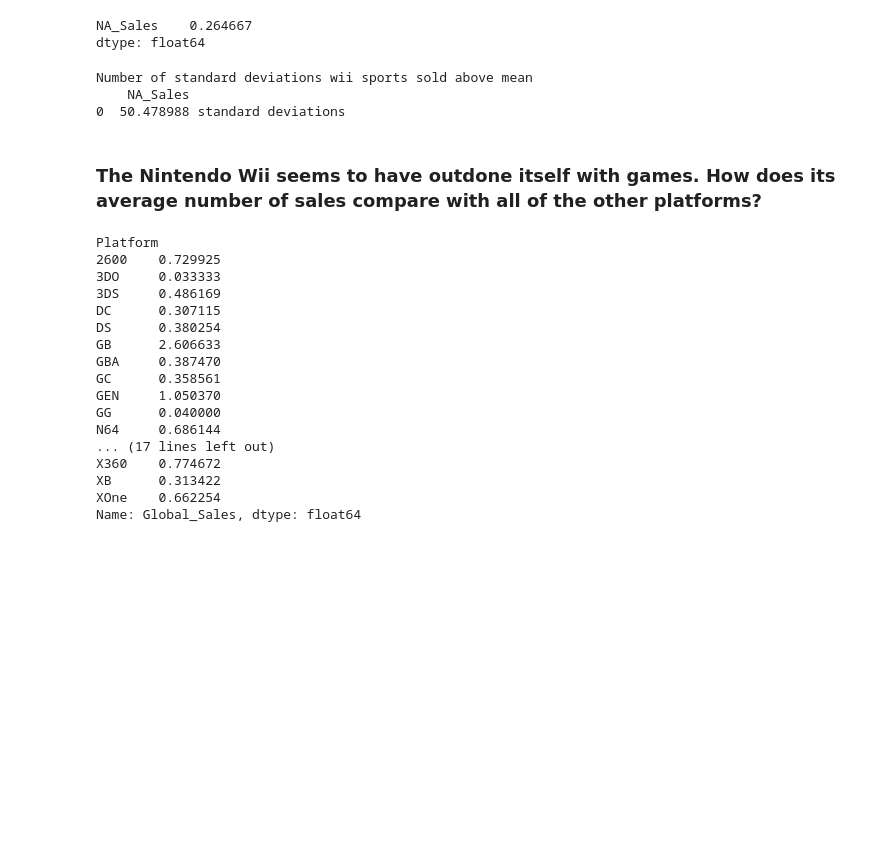
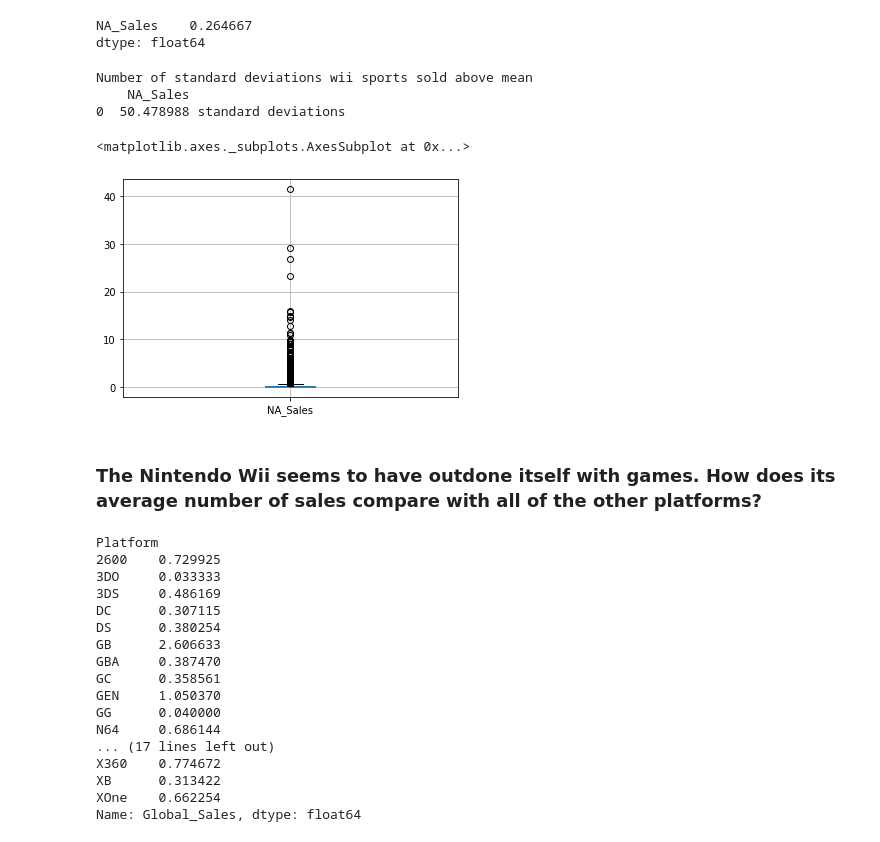
Before and after one commit to leeroywking/kaggle_pandas, a Jupyter notebook: kaggle_vgsales_cycleshare/vg-stats.ipynb, the cells around one changed output. Cells and saved outputs as stored; diff of their text form; code cells hidden in the pictures; blank space fills up the shorter version.

```diff
--- a/kaggle_vgsales_cycleshare/vg-stats.ipynb
+++ b/kaggle_vgsales_cycleshare/vg-stats.ipynb
@@ -144,6 +132,11 @@ print((wii_sports_sales - mean) /std_deviation, "standard deviations")
 Number of standard deviations wii sports sold above mean
     NA_Sales
 0  50.478988 standard deviations
+# %%
+vgsales_df.boxplot(column=["NA_Sales"])
+# %% [output]
+<matplotlib.axes._subplots.AxesSubplot at 0x...>
+[figure, added]
 # %% [markdown]
 ### The Nintendo Wii seems to have outdone itself with games. How does its average number of sales compare with all of the other platforms?
 # %%
```
Also changed, not shown: parts of 2 cells of this notebook, 1 other file.
